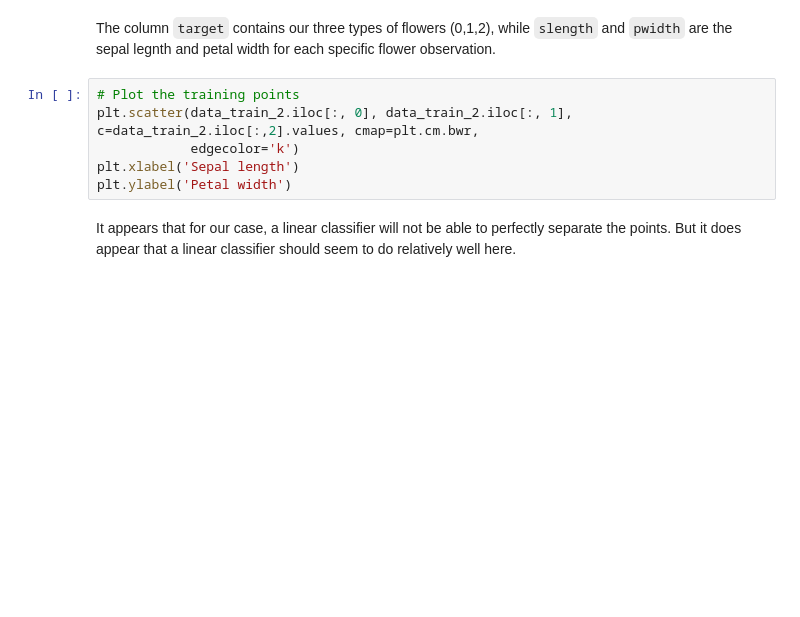
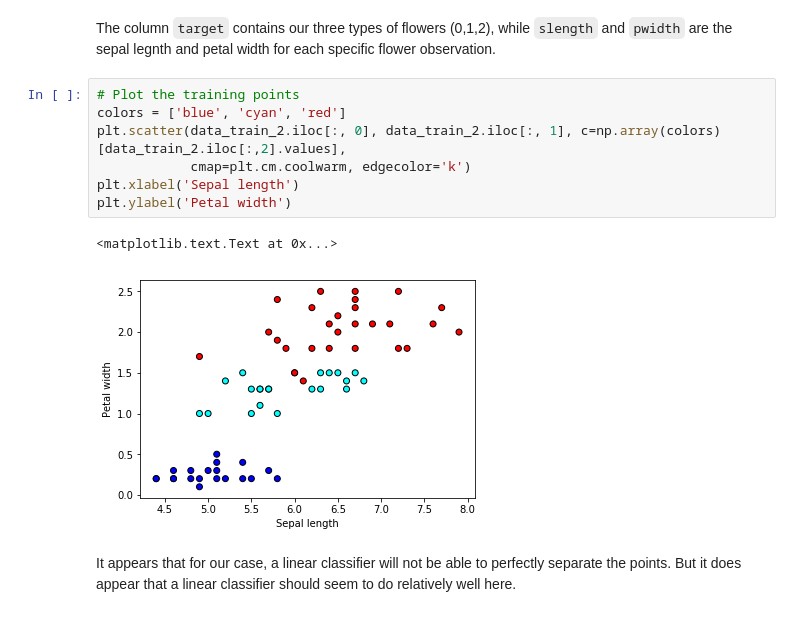
Before and after one commit to cs109/a-2017, a Jupyter notebook: Sections/Standard/section_8_student.ipynb, the cells around one changed output. Cells and saved outputs as stored; diff of their text form; blank space fills up the shorter version.

```diff
--- a/Sections/Standard/section_8_student.ipynb
+++ b/Sections/Standard/section_8_student.ipynb
@@ -123,10 +130,14 @@ data_train_2.head()
 The column `target` contains our three types of flowers (0,1,2), while `slength` and `pwidth` are the sepal legnth and petal width for each specific flower observation.
 # %%
 # Plot the training points
-plt.scatter(data_train_2.iloc[:, 0], data_train_2.iloc[:, 1], c=data_train_2.iloc[:,2].values, cmap=plt.cm.bwr,
-            edgecolor='k')
+colors = ['blue', 'cyan', 'red']
+plt.scatter(data_train_2.iloc[:, 0], data_train_2.iloc[:, 1], c=np.array(colors)[data_train_2.iloc[:,2].values],
+            cmap=plt.cm.coolwarm, edgecolor='k')
 plt.xlabel('Sepal length')
 plt.ylabel('Petal width')
+# %% [output]
+<matplotlib.text.Text at 0x...>
+[figure, added]
 # %% [markdown]
 It appears that for our case, a linear classifier will not be able to perfectly separate the points. But it does appear that a linear classifier should seem to do relatively well here.
 # %% [markdown]
```
Also changed, not shown: parts of 33 cells of this notebook.
